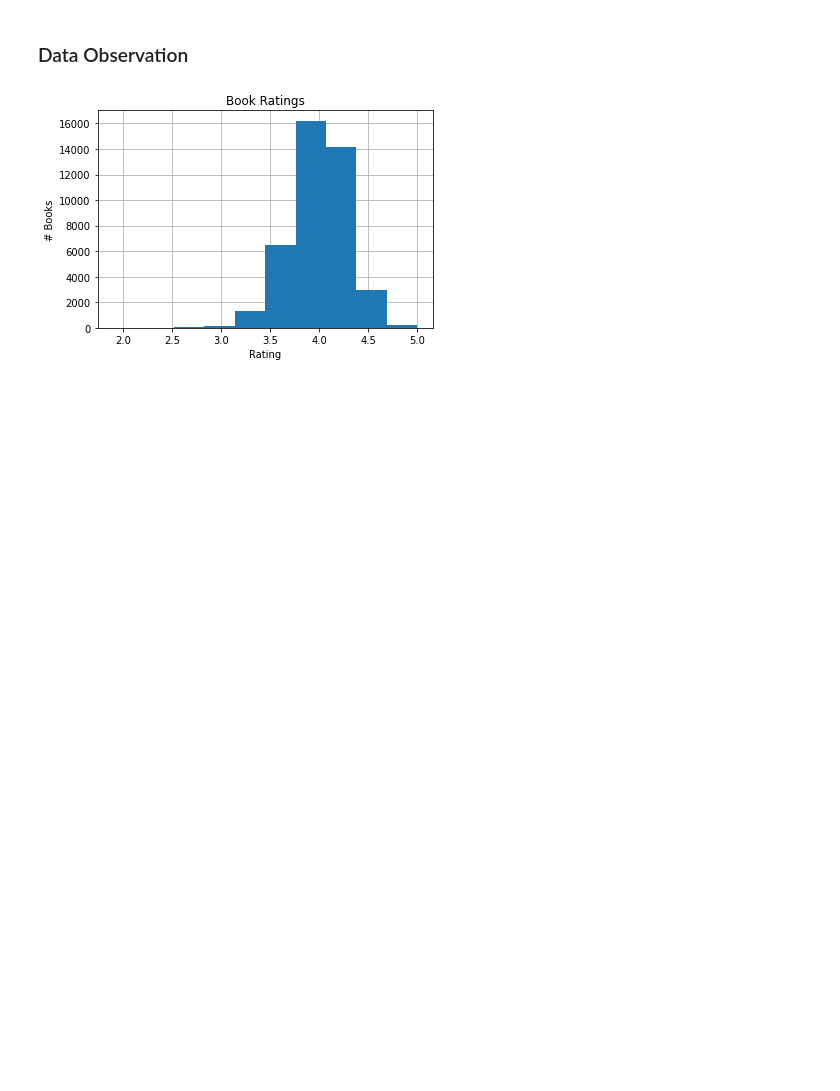
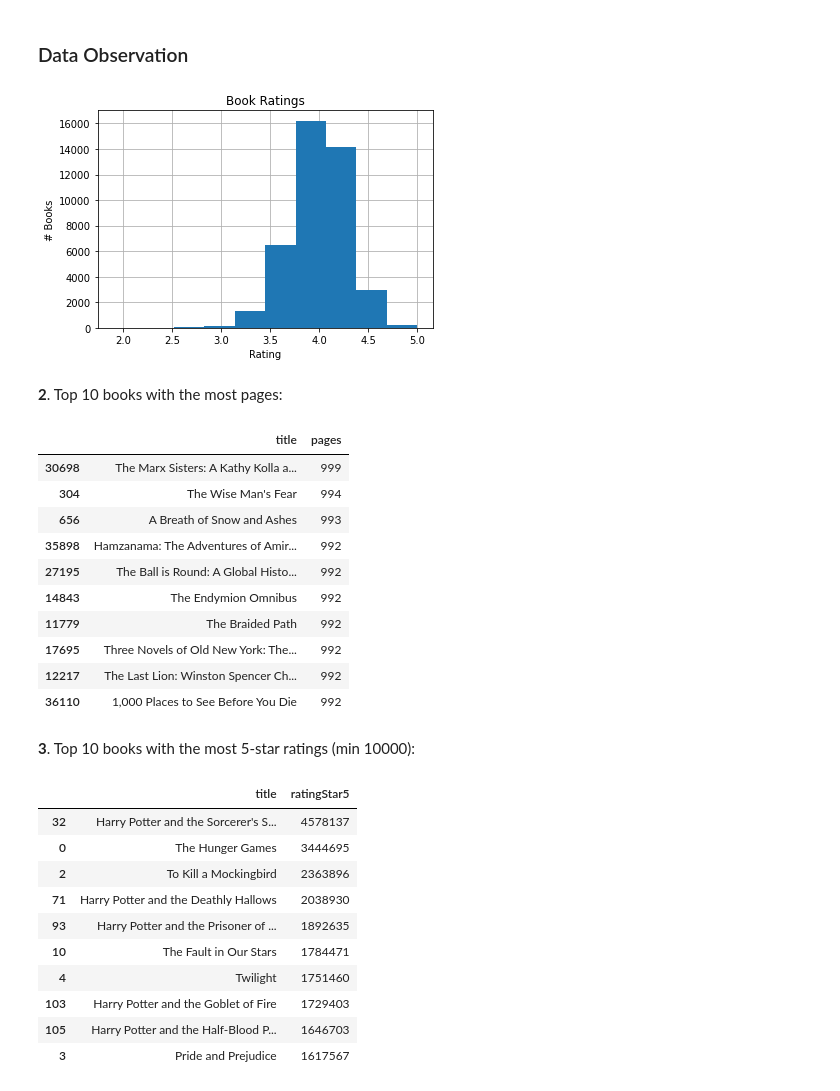
Before and after one commit to pspanoudakis/Data-Mining-Techniques-Projects, a Jupyter notebook: project2/GoodreadsBooks.ipynb, the cells around one changed output. Drawn from its saved outputs; the diff is of its cells as text; code cells hidden in the pictures; blank space fills up the shorter version.

Commit message:
Generic `AnswerGenerator`s

```diff
--- a/project2/GoodreadsBooks.ipynb
+++ b/project2/GoodreadsBooks.ipynb
@@ -301,0 +303,68 @@ class ColumnTopValuesAnswerGenerator:
+# %%
+class TopBooksQuestion(AnswerGeneratorQuestion):
+    """ Used to store question-specific information. """
+
+    dataFilter: Optional[ Callable[[pd.DataFrame], pd.DataFrame] ]
+
+class TopBooksAnswerGenerator(AnswerGenerator[TopBooksQuestion]):
+    """
+        Used to generate `DataFrame` answers on questions regarding
+        the top books based on a specific column value.
+    """
+
+    @staticmethod
+    def createDataFrameAnswer(df: pd.DataFrame, q: TopBooksQuestion):
+        filter = q['dataFilter']
+        df = filter(dataDf) if filter else df
+
+        limit = q['limit'] if q['limit'] else df.shape[0]
+
+        results = df.sort_values(by=q['col'], ascending=False).head(n=limit)
+        return results[[DataColumn.TITLE, q['col']]]
+# %%
+questions: List[TopBooksQuestion] = [
+    {
+        'qnum': '2',
+        'qtitle': 'Top 10 books with the most pages',
+        'col': DataColumn.PAGES,
+        'limit': 10,
+        'dataFilter': None
+    },
+    {
+        'qnum': '3',
+        'qtitle': 'Top 10 books with the most 5-star ratings (min 10000)',
+        'col': DataColumn.RATINGSTAR5,
+        'limit': 10,
+        'dataFilter': lambda df: df[df[DataColumn.RATINGSTAR5] > 10000]
+    },
+]
+(
+    TopBooksAnswerGenerator()
+        .registerQuestions(questions)
+        .generateAnswers(dataDf)
+)
+# %% [output]
+**2**. Top 10 books with the most pages:
+|  | title | pages |
+| 30698 | The Marx Sisters: A Kathy Kolla a... | 999 |
+| 304 | The Wise Man's Fear | 994 |
+| 656 | A Breath of Snow and Ashes | 993 |
+| 35898 | Hamzanama: The Adventures of Amir... | 992 |
+| 27195 | The Ball is Round: A Global Histo... | 992 |
+| 14843 | The Endymion Omnibus | 992 |
+| 11779 | The Braided Path | 992 |
+| 17695 | Three Novels of Old New York: The... | 992 |
+| 12217 | The Last Lion: Winston Spencer Ch... | 992 |
+| 36110 | 1,000 Places to See Before You Die | 992 |
+**3**. Top 10 books with the most 5-star ratings (min 10000):
+|  | title | ratingStar5 |
+| 32 | Harry Potter and the Sorcerer's S... | 4578137 |
+| 0 | The Hunger Games | 3444695 |
+| 2 | To Kill a Mockingbird | 2363896 |
+| 71 | Harry Potter and the Deathly Hallows | 2038930 |
+| 93 | Harry Potter and the Prisoner of ... | 1892635 |
+| 10 | The Fault in Our Stars | 1784471 |
+| 4 | Twilight | 1751460 |
+| 103 | Harry Potter and the Goblet of Fire | 1729403 |
+| 105 | Harry Potter and the Half-Blood P... | 1646703 |
+| 3 | Pride and Prejudice | 1617567 |
```
Also changed, not shown: parts of 6 cells of this notebook.
